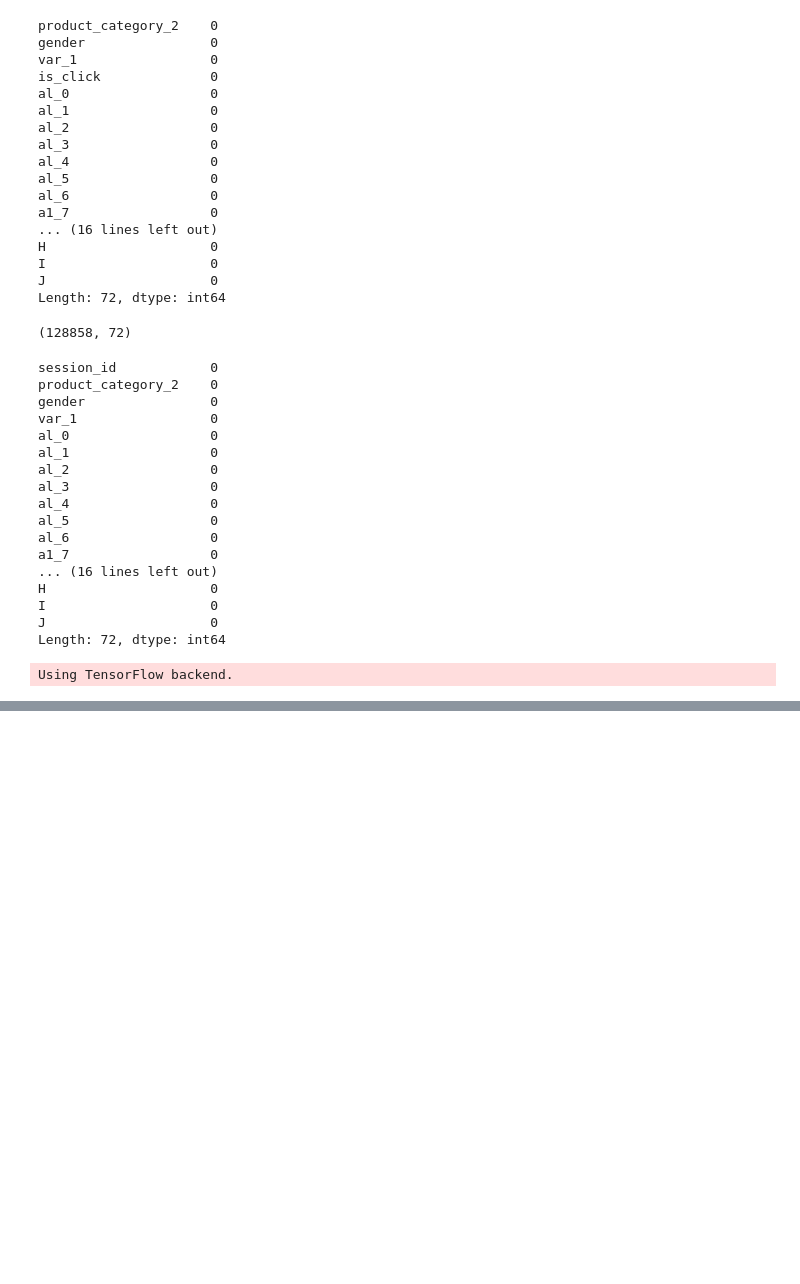
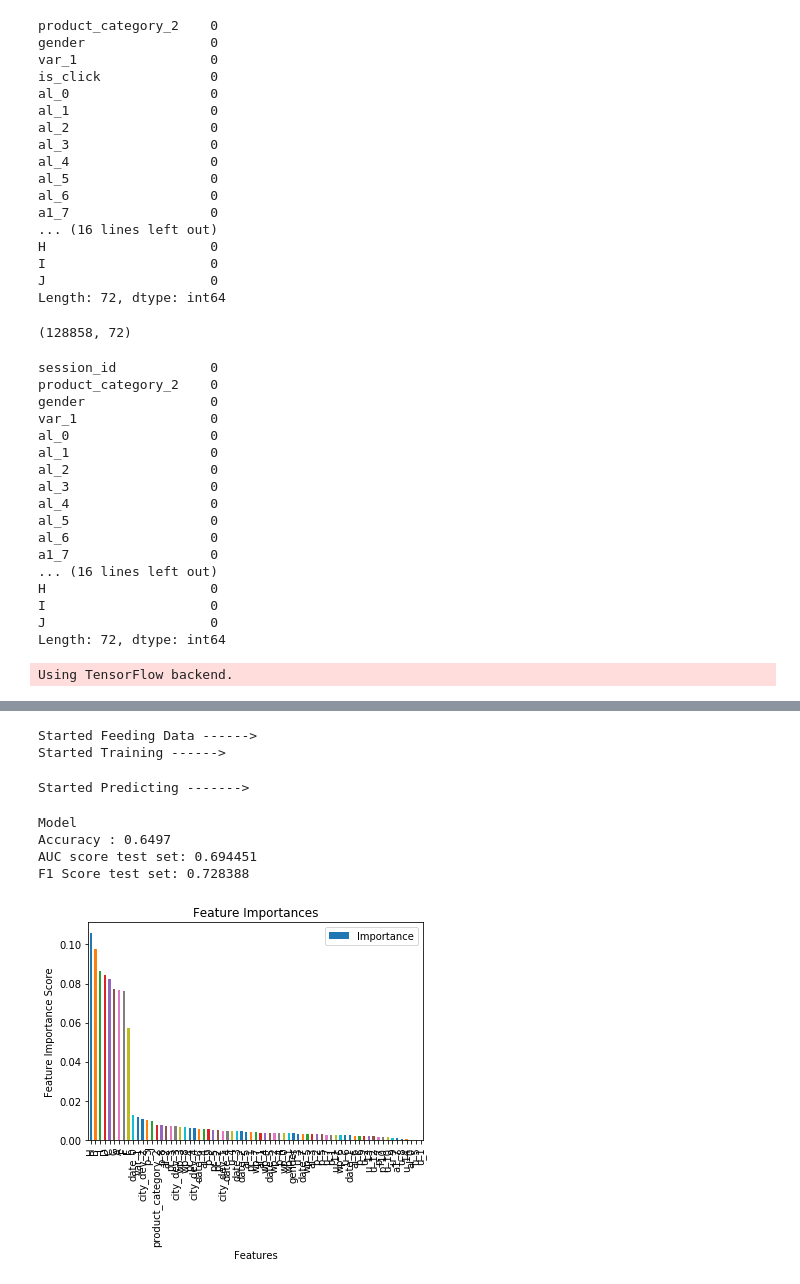
Before and after one commit to abhiWriteCode/AmexModel, a Jupyter notebook: AmEx.ipynb, the cells around one changed output, grey strips where cells are left out. Drawn from its saved outputs; the diff is of its cells as text; code cells hidden in the pictures; blank space fills up the shorter version.

```diff
--- a/AmEx.ipynb
+++ b/AmEx.ipynb
@@ -248,12 +248,12 @@ dataset.shape, dataset2.shape
 ((463291, 40), (128858, 40))
 # %%
 user = pd.get_dummies(dataset['user_group_id'])
-user.columns = ('u_1','u_2','u_3','u_4','u_5','u_6','u_7','u_8','u_9','u_10','u_11','u_12','u_13', 'u_13')
+user.columns = ('u_1','u_2','u_3','u_4','u_5','u_6','u_7','u_8','u_9','u_10','u_11','u_12','u_13', 'u_14')
 dataset = dataset.drop('user_group_id',axis =1)
 dataset = dataset.join(user)
 
 user1 = pd.get_dummies(dataset2['user_group_id'])
-user1.columns = ('u_1','u_2','u_3','u_4','u_5','u_6','u_7','u_8','u_9','u_10','u_11','u_12','u_13', 'u_13')
+user1.columns = ('u_1','u_2','u_3','u_4','u_5','u_6','u_7','u_8','u_9','u_10','u_11','u_12','u_13', 'u_14')
 dataset2 = dataset2.drop('user_group_id',axis =1)
 dataset2 = dataset2.join(user1)
 # %%
@@ -434,6 +434,7 @@ def merge_with_hul(data):
     merged = replace_nan_with_avg(merged) # NaN values replace with df_10_avg
     merged.drop_duplicates(subset=data.columns, inplace=True)  # remove duplicate rows
     merged.drop('user_id', axis=1, inplace=True) # drop 'user_id'
+    merged = merged.astype('float')
     return merged
 # %%
 final_train = merge_with_hul(train) #pd.merge(left=md, right=merge, how='inner', sort='True', validate='m:m')
@@ -509,7 +510,7 @@ train_majority = train[train['is_click'] == 0]
 train_minority = train[train['is_click'] == 1]
 train_minority_upsampled = resample(train_minority,
                                  replace=True,     # sample with replacement
-                                 n_samples=50000,    # to match majority class
+                                 n_samples=65000,    # to match majority class
                                  random_state=123) # reproducible results
 train_majority_downsampled = resample(train_majority,
                                  replace=False,     # sample without replacement
@@ -519,6 +520,7 @@ train = pd.concat([train_majority_downsampled, train_minority_upsampled])
 
 scaler = MinMaxScaler()
 train[['A', 'B', 'C', 'D', 'E', 'F', 'G', 'H', 'I', 'J']] = scaler.fit_transform(train[['A', 'B', 'C', 'D', 'E', 'F', 'G', 'H', 'I', 'J']])
+test[['A', 'B', 'C', 'D', 'E', 'F', 'G', 'H', 'I', 'J']] = scaler.fit_transform(test[['A', 'B', 'C', 'D', 'E', 'F', 'G', 'H', 'I', 'J']])
 # %%
 X = train.drop(columns=['is_click'])
 Y = train[['is_click']]
@@ -631,0 +623,68 @@ plt.show()
+# %%
+import xgboost as xgb
+from xgboost import XGBClassifier
+from sklearn.metrics import f1_score, roc_auc_score
+from sklearn import metrics
+
+useTrainCV=True
+cv_folds=5
+early_stopping_rounds=50
+
+alg = XGBClassifier(learning_rate=0.15, n_estimators=160, max_depth=7,
+                    min_child_weight=3, gamma=0.2, subsample=0.6, colsample_bytree=1.0,
+                    objective='binary:logistic', nthread=4, scale_pos_weight=1, seed=27)
+
+if useTrainCV:
+    print("Started Feeding Data ------>")
+    xgb_param = alg.get_xgb_params()
+    xgtrain = xgb.DMatrix(X_train.values, label=y_train.values)
+    # xgtest = xgb.DMatrix(X_test.values, label=y_test.values)
+    cvresult = xgb.cv(xgb_param, xgtrain, num_boost_round=alg.get_params()['n_estimators'], nfold=cv_folds,
+                      early_stopping_rounds=early_stopping_rounds)
+    alg.set_params(n_estimators=cvresult.shape[0])
+
+
+print('Started Training ------>')
+alg.fit(X_train, y_train, eval_metric='auc')
+
+# param_test1 = {}
+# gsearch1 = GridSearchCV(estimator=XGBClassifier(learning_rate=0.1, n_estimators=140, max_depth=5,
+#                                                 min_child_weight=3, gamma=0.2, subsample=0.8,
+#                                                 colsample_bytree=1.0,
+#                                                 objective='binary:logistic', nthread=4, scale_pos_weight=1,
+#                                                 seed=27),
+#                         param_grid=param_test1,
+#                         scoring='f1',
+#                         n_jobs=4, iid=False, cv=5)
+# gsearch1.fit(X_train, y_train)
+# print(gsearch1.cv_results_, gsearch1.best_params_, gsearch1.best_score_)
+
+
+print("Started Predicting ------->")
+predictions = alg.predict(X_test)
+pred_proba = alg.predict_proba(X_test)[:, 1]
+
+
+print("\nModel")
+print("Accuracy : %.4g" % metrics.accuracy_score(y_test, predictions))
+print("AUC score test set: %f" % metrics.roc_auc_score(y_test, pred_proba))
+print("F1 Score test set: %f" % metrics.f1_score(y_test, predictions))
+
+feat_imp = alg.feature_importances_
+feat = X_train.columns.tolist()
+# clf.best_estimator_.booster().get_fscore()
+res_df = pd.DataFrame({'Features': feat, 'Importance': feat_imp}).sort_values(by='Importance', ascending=False)
+res_df.plot('Features', 'Importance', kind='bar', title='Feature Importances')
+plt.ylabel('Feature Importance Score')
+plt.show()
+print(res_df)
+print(res_df["Features"].tolist())
+# %% [output]
+Started Feeding Data ------>
+Started Training ------>
+Started Predicting ------->
+Model
+Accuracy : 0.6497
+AUC score test set: 0.694451
+F1 Score test set: 0.728388
+[figure, added]
```
Also changed, not shown: parts of 10 cells of this notebook, 1 other file.
